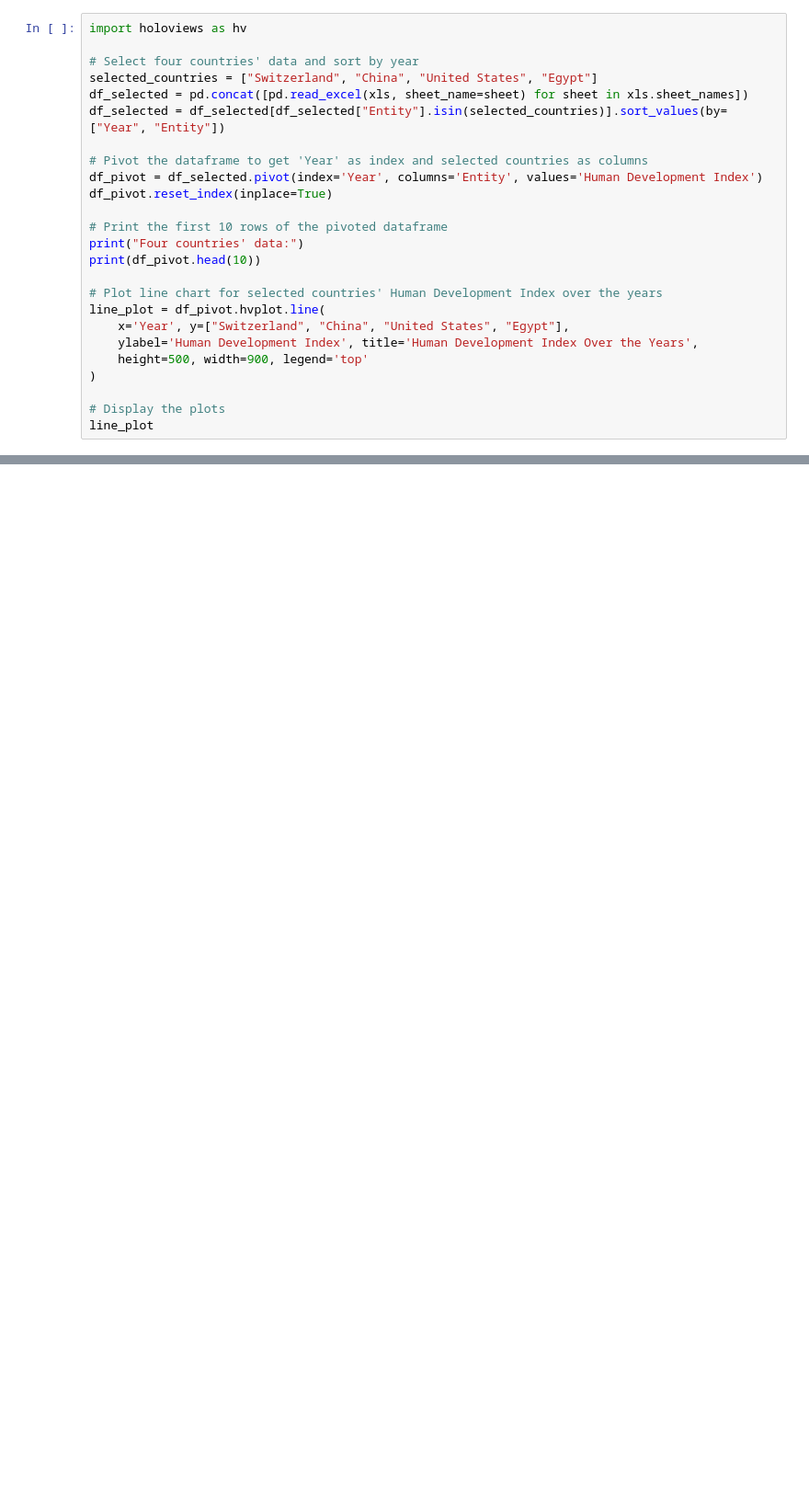
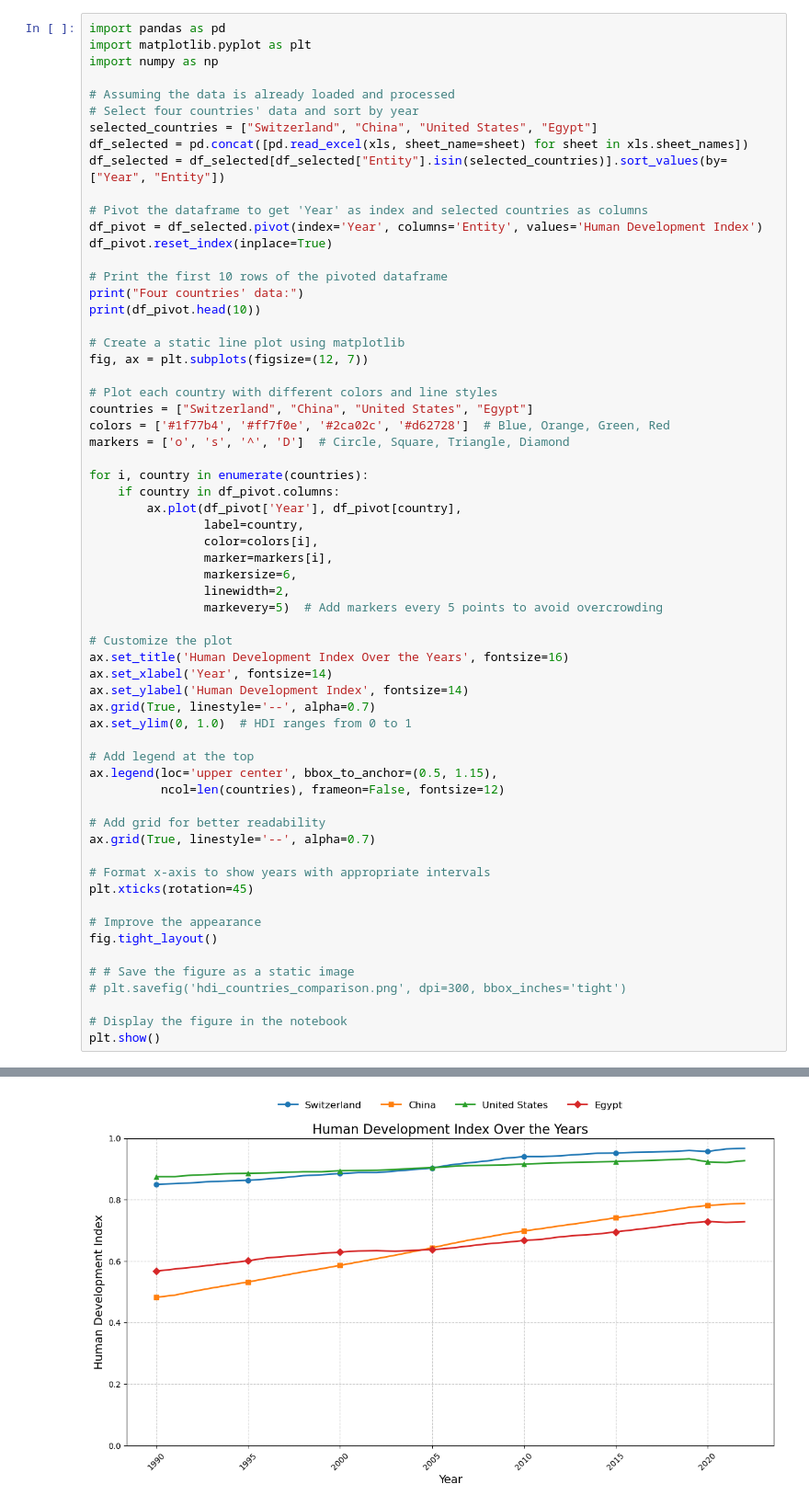
Before and after one commit to com-480-data-visualization/HappiScope, a Jupyter notebook: data/hdi_data/HDI_vis.ipynb, the cells around one changed output, grey strips where cells are left out. Shown: that part at 92% size. Saved outputs shown, nothing was run; the diff lists cells and outputs as text; blank space fills up the shorter version.

```diff
--- a/data/hdi_data/HDI_vis.ipynb
+++ b/data/hdi_data/HDI_vis.ipynb
@@ -81,6 +114,9 @@ scatter_plot
 # %%
-import holoviews as hv
+import pandas as pd
+import matplotlib.pyplot as plt
+import numpy as np
 
+# Assuming the data is already loaded and processed
 # Select four countries' data and sort by year
 selected_countries = ["Switzerland", "China", "United States", "Egypt"]
 df_selected = pd.concat([pd.read_excel(xls, sheet_name=sheet) for sheet in xls.sheet_names])
@@ -94,15 +130,49 @@ df_pivot.reset_index(inplace=True)
 print("Four countries' data:")
 print(df_pivot.head(10))
 
-# Plot line chart for selected countries' Human Development Index over the years
-line_plot = df_pivot.hvplot.line(
-    x='Year', y=["Switzerland", "China", "United States", "Egypt"],
-    ylabel='Human Development Index', title='Human Development Index Over the Years',
-    height=500, width=900, legend='top'
-)
+# Create a static line plot using matplotlib
+fig, ax = plt.subplots(figsize=(12, 7))
 
-# Display the plots
-line_plot
+# Plot each country with different colors and line styles
+countries = ["Switzerland", "China", "United States", "Egypt"]
+colors = ['#1f77b4', '#ff7f0e', '#2ca02c', '#d62728']  # Blue, Orange, Green, Red
+markers = ['o', 's', '^', 'D']  # Circle, Square, Triangle, Diamond
+
+for i, country in enumerate(countries):
+    if country in df_pivot.columns:
+        ax.plot(df_pivot['Year'], df_pivot[country],
+                label=country,
+                color=colors[i],
+                marker=markers[i],
+                markersize=6,
+                linewidth=2,
+                markevery=5)  # Add markers every 5 points to avoid overcrowding
+
+# Customize the plot
+ax.set_title('Human Development Index Over the Years', fontsize=16)
+ax.set_xlabel('Year', fontsize=14)
+ax.set_ylabel('Human Development Index', fontsize=14)
+ax.grid(True, linestyle='--', alpha=0.7)
+ax.set_ylim(0, 1.0)  # HDI ranges from 0 to 1
+
+# Add legend at the top
+ax.legend(loc='upper center', bbox_to_anchor=(0.5, 1.15),
+          ncol=len(countries), frameon=False, fontsize=12)
+
+# Add grid for better readability
+ax.grid(True, linestyle='--', alpha=0.7)
+
+# Format x-axis to show years with appropriate intervals
+plt.xticks(rotation=45)
+
+# Improve the appearance
+fig.tight_layout()
+
+# # Save the figure as a static image
+# plt.savefig('hdi_countries_comparison.png', dpi=300, bbox_inches='tight')
+
+# Display the figure in the notebook
+plt.show()
 # %% [output]
 Four countries' data:
 Entity  Year  China  Egypt  Switzerland  United States
@@ -120,3 +189,4 @@ Entity  Year  China  Egypt  Switzerland  United States
+[figure, added]
 # %%
 import geoviews as gv
 import geopandas as gpd
```
Also changed, not shown: parts of 6 cells of this notebook, 3 other files.
